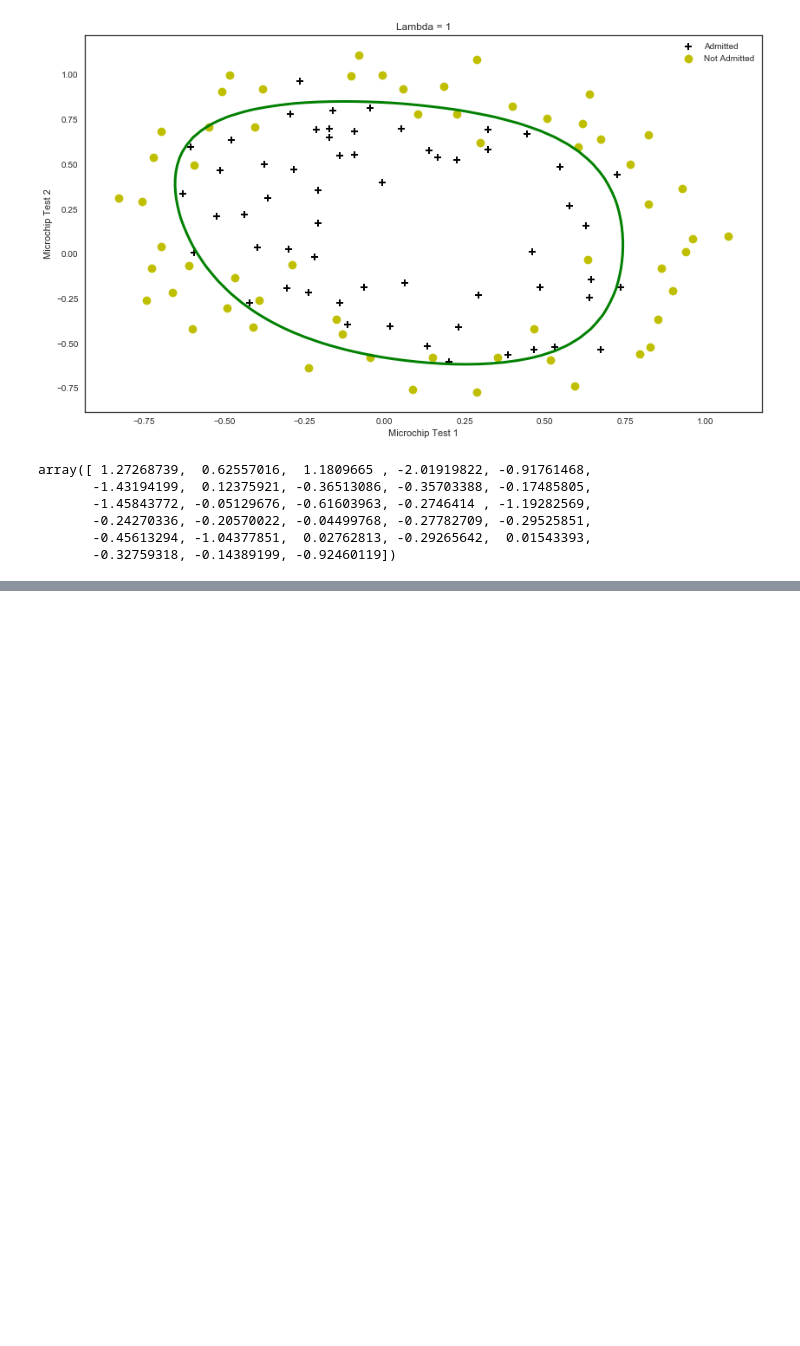
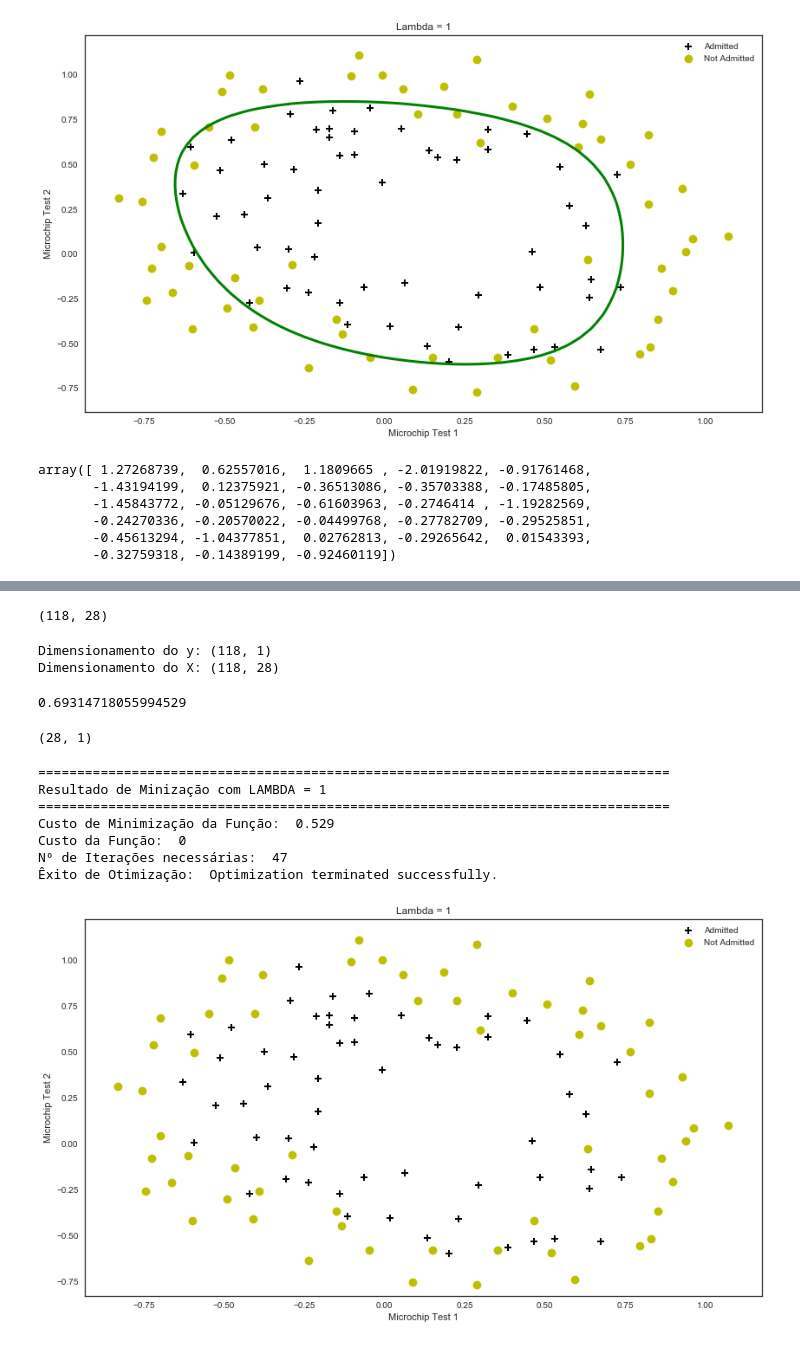
Before and after one commit to gassantos/ML4Edatics, a Jupyter notebook: Relatorio-Trabalho2A-RegressaoLogistica.ipynb, the cells around one changed output, grey strips where cells are left out. Cells and saved outputs as stored; diff of their text form; code cells hidden in the pictures; blank space fills up the shorter version.

```diff
--- a/Relatorio-Trabalho2A-RegressaoLogistica.ipynb
+++ b/Relatorio-Trabalho2A-RegressaoLogistica.ipynb
@@ -245,0 +308,71 @@ array([ 1.27268739,  0.62557016,  1.1809665 , -2.01919822, -0.91761468,
+# %%
+A = np.array( pd.DataFrame(dtDB)[0] )
+B = np.array( pd.DataFrame(dtDB)[1] )
+
+# Concatenando os valores de X de forma vetorizada
+X_feature = np.c_[mapFeature(A, B)]
+X_feature.shape
+# %% [output]
+(118, 28)
+# %%
+# Concatenando os valores de y de forma vetorizada
+y_feature = np.c_[pd.DataFrame(dtDB)[2]]
+
+print('Dimensionamento do y: '+str(y_feature.shape))
+print('Dimensionamento do X: '+str(X_feature.shape))
+# %% [output]
+Dimensionamento do y: (118, 1)
+Dimensionamento do X: (118, 28)
+# %%
+theta0 = np.zeros(X_feature.shape[1])
+costFunctionReg(theta0, 1, X_feature, y_feature)
+# %% [output]
+0.69314718055994529
+# %%
+theta0 = np.zeros(X_feature.shape[1])
+g = np.c_[gradientReg(theta0, 1, X_feature, y_feature)]
+g.shape
+# %% [output]
+(28, 1)
+# %%
+print('\n=================================================================================')
+print('Resultado de Minização com LAMBDA =', 1)
+print('=================================================================================')
+
+FMIN = minFunction(theta0, 1, X_feature, y_feature)
+LAMBDA=1
+
+# Plot decisionboundary
+X0_min, X0_max = X_feature[:,0].min(), X_feature[:,0].max()
+X1_min, X1_max = X_feature[:,1].min(), X_feature[:,1].max()
+X0, X1 = np.meshgrid(np.linspace(X0_min, X0_max), np.linspace(X1_min, X1_max))
+#h = sigmoid(poly.fit_transform(np.c_[X0.ravel(), X1.ravel()]).dot(FMIN.x))
+
+#print(sigmoid(np.c_[X0.ravel(), X1.ravel()]).shape)
+#print(FMIN.x.shape)
+
+#h = sigmoid(np.c_[X0.ravel(), X1.ravel()]).dot(FMIN.x)
+h = h.reshape(X0.shape)
+
+# Scatter plot of X,y and Get indexes for class 0 and class 1
+neg = dtDB[:,2] == 0
+pos = dtDB[:,2] == 1
+
+# If no specific axes object has been passed, get the current axes
+plt.figure(figsize=(14,8))
+plt.contour(X0, X1, h, [0.5], linewidths=3, colors='g', s=60, label='Decision boundary');
+plt.scatter(data2[pos][:,0], data2[pos][:,1], marker='+', c='k', s=60, linewidth=2, label='Admitted')
+plt.scatter(data2[neg][:,0], data2[neg][:,1], marker='o', c='y', s=60, linewidth=2, label='Not Admitted')
+plt.xlabel('Microchip Test 1')
+plt.ylabel('Microchip Test 2')
+plt.title('Lambda = '+str(LAMBDA))
+plt.legend(loc=1);
+# %% [output]
+=================================================================================
+Resultado de Minização com LAMBDA = 1
+=================================================================================
+Custo de Minimização da Função:  0.529
+Custo da Função:  0
+Nº de Iterações necessárias:  47
+Êxito de Otimização:  Optimization terminated successfully.
+[figure, added]
```
Also changed, not shown: parts of 9 cells of this notebook, 1 other file.
